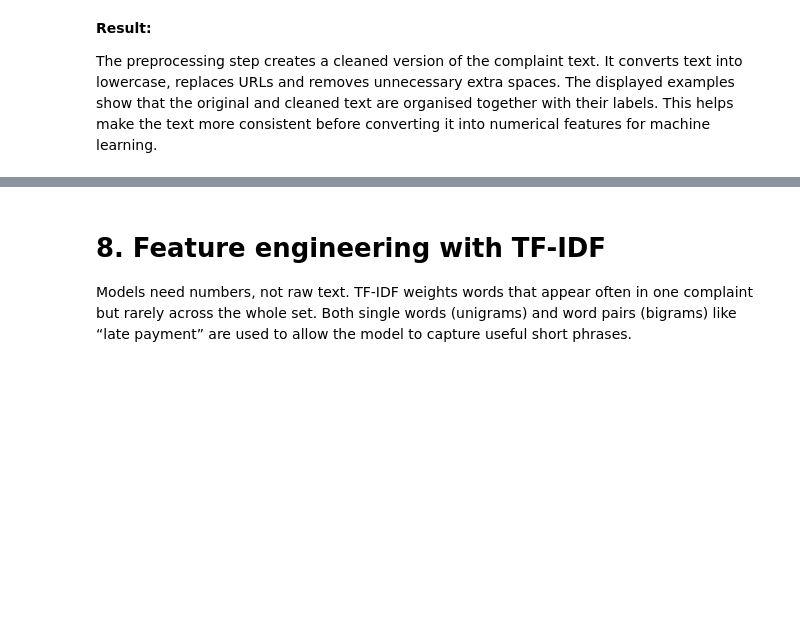
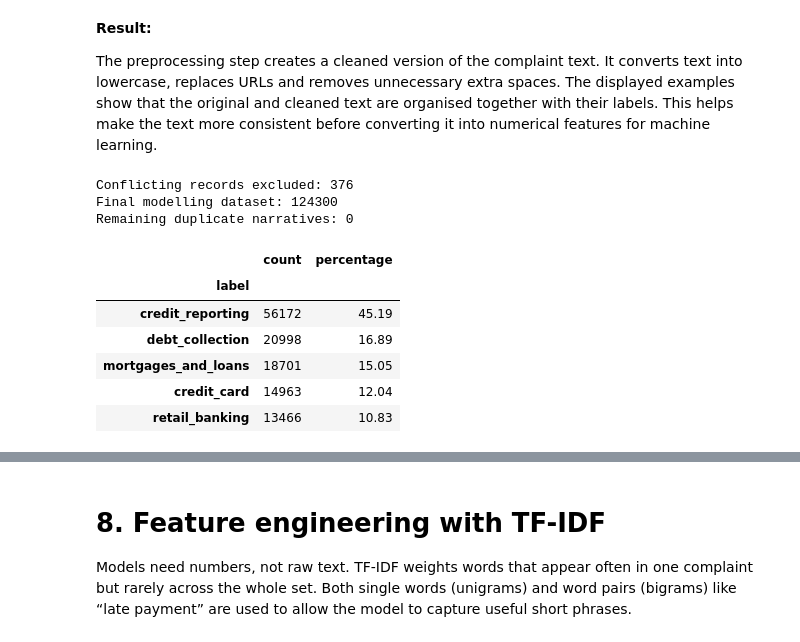
Before and after one commit to deepak324/financial_analysis, a Jupyter notebook: financial.ipynb, the cells around one changed output, grey strips where cells are left out. Cells and saved outputs as stored; diff of their text form; code cells hidden in the pictures; blank space fills up the shorter version.

```diff
--- a/financial.ipynb
+++ b/financial.ipynb
@@ -375,3 +376,51 @@ Records belonging to conflicting narratives: 376
 **Result:**
 
 The preprocessing step creates a cleaned version of the complaint text. It converts text into lowercase, replaces URLs and removes unnecessary extra spaces. The displayed examples show that the original and cleaned text are organised together with their labels. This helps make the text more consistent before converting it into numerical features for machine learning.
+# %%
+# Keep conflicting records separately for data quality analysis
+
+conflicting_texts = label_counts[label_counts > 1].index
+
+conflict_mask = data["text_clean"].isin(conflicting_texts)
+
+conflict_records = data.loc[conflict_mask].copy()
+
+# Remove ambiguous narratives from the modelling dataset
+data = data.loc[~conflict_mask].copy().reset_index(drop=True)
+
+print("Conflicting records excluded:", len(conflict_records))
+print("Final modelling dataset:", len(data))
+
+# Confirm that each narrative now has only one label
+assert data["text_clean"].is_unique
+
+print("Remaining duplicate narratives:",
+      data["text_clean"].duplicated().sum())
+# %% [output]
+Conflicting records excluded: 376
+Final modelling dataset: 124300
+Remaining duplicate narratives: 0
+# %%
+
+# Check the final class distribution after duplicate removal
+
+final_class_counts = data["label"].value_counts()
+
+final_class_percentages = (
+    data["label"].value_counts(normalize=True) * 100
+)
+
+final_distribution = pd.DataFrame({
+    "count": final_class_counts,
+    "percentage": final_class_percentages.round(2)
+})
+
+display(final_distribution)
+# %% [output]
+|  | count | percentage |
+| label |  |  |
+| credit_reporting | 56172 | 45.19 |
+| debt_collection | 20998 | 16.89 |
+| mortgages_and_loans | 18701 | 15.05 |
+| credit_card | 14963 | 12.04 |
+| retail_banking | 13466 | 10.83 |
```
Also changed, not shown: parts of 28 cells of this notebook, 1 other file.
